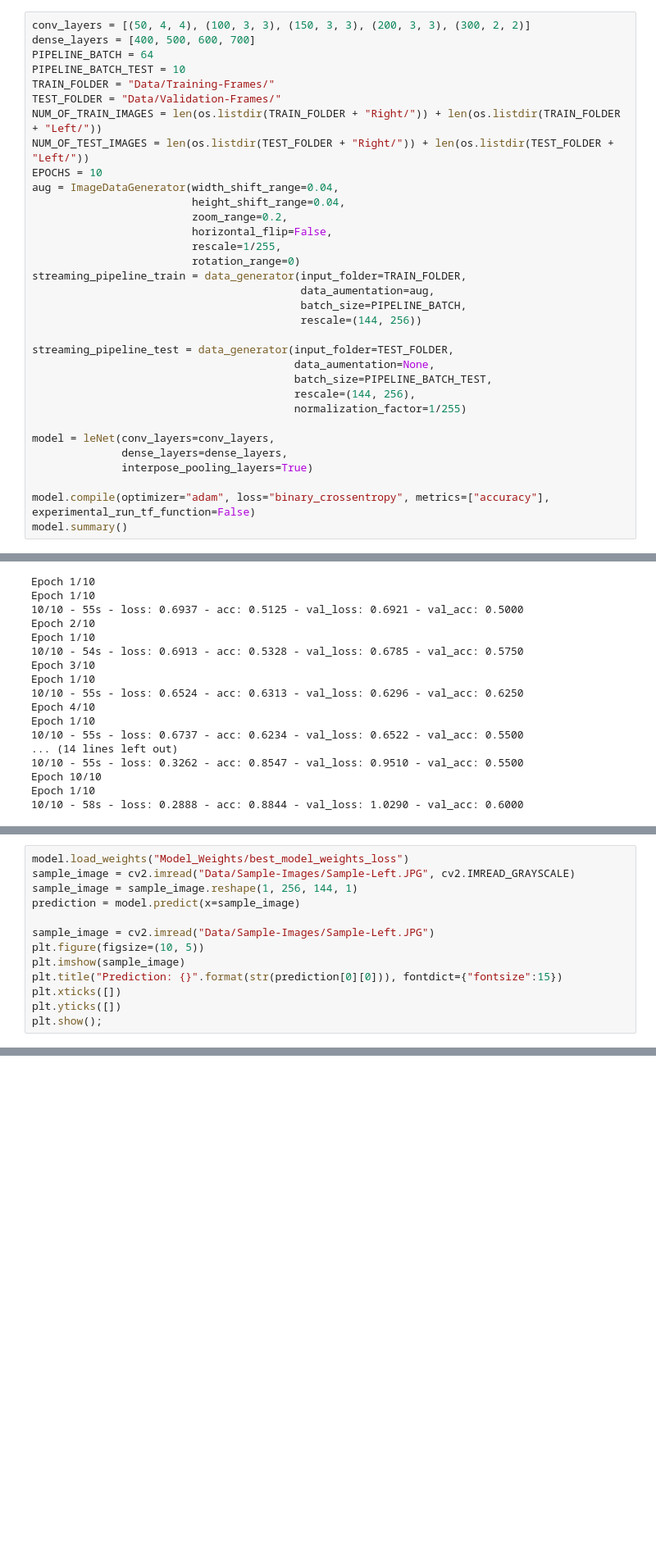
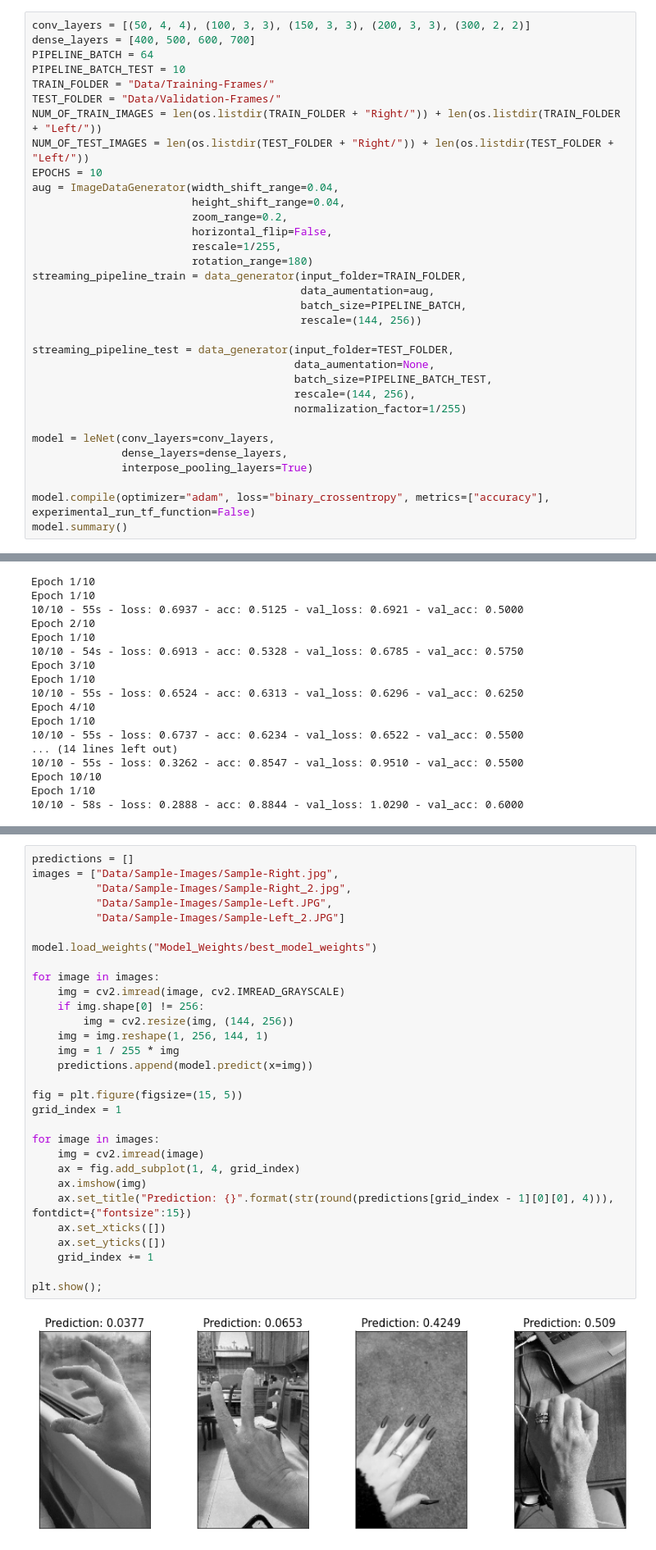
Before and after one commit to dondoC34/Deep_Hand_LeftRight_Recognition, a Jupyter notebook: Tensorfllow_Hand_Recog.ipynb, the cells around one changed output, grey strips where cells are left out. Shown: that part at 82% size. Drawn from its saved outputs; the diff is of its cells as text; blank space fills up the shorter version.

Commit message:
tf model preparation for gcp

```diff
--- a/Tensorfllow_Hand_Recog.ipynb
+++ b/Tensorfllow_Hand_Recog.ipynb
@@ -164,7 +164,7 @@ aug = ImageDataGenerator(width_shift_range=0.04,
                          zoom_range=0.2,
                          horizontal_flip=False,
                          rescale=1/255,
-                         rotation_range=0)
+                         rotation_range=180)
 streaming_pipeline_train = data_generator(input_folder=TRAIN_FOLDER,
                                           data_aumentation=aug,
                                           batch_size=PIPELINE_BATCH,
@@ -248,13 +243,0 @@ cv2.imwrite("Data/Sample-Images/Sample-Right.jpg",)
-# %%
-model.load_weights("Model_Weights/best_model_weights_loss")
-sample_image = cv2.imread("Data/Sample-Images/Sample-Left.JPG", cv2.IMREAD_GRAYSCALE)
-sample_image = sample_image.reshape(1, 256, 144, 1)
-prediction = model.predict(x=sample_image)
-
-sample_image = cv2.imread("Data/Sample-Images/Sample-Left.JPG")
-plt.figure(figsize=(10, 5))
-plt.imshow(sample_image)
-plt.title("Prediction: {}".format(str(prediction[0][0])), fontdict={"fontsize":15})
-plt.xticks([])
-plt.yticks([])
-plt.show();
@@ -283,0 +244,32 @@ predictions_combined = zip(predictions, images_labels)
+# %%
+predictions = []
+images = ["Data/Sample-Images/Sample-Right.jpg",
+          "Data/Sample-Images/Sample-Right_2.jpg",
+          "Data/Sample-Images/Sample-Left.JPG",
+          "Data/Sample-Images/Sample-Left_2.JPG"]
+
+model.load_weights("Model_Weights/best_model_weights")
+
+for image in images:
+    img = cv2.imread(image, cv2.IMREAD_GRAYSCALE)
+    if img.shape[0] != 256:
+        img = cv2.resize(img, (144, 256))
+    img = img.reshape(1, 256, 144, 1)
+    img = 1 / 255 * img
+    predictions.append(model.predict(x=img))
+
+fig = plt.figure(figsize=(15, 5))
+grid_index = 1
+
+for image in images:
+    img = cv2.imread(image)
+    ax = fig.add_subplot(1, 4, grid_index)
+    ax.imshow(img)
+    ax.set_title("Prediction: {}".format(str(round(predictions[grid_index - 1][0][0], 4))), fontdict={"fontsize":15})
+    ax.set_xticks([])
+    ax.set_yticks([])
+    grid_index += 1
+
+plt.show();
+# %% [output]
+[figure, added]
```
Also changed, not shown: parts of 7 cells of this notebook, 1 other file.
